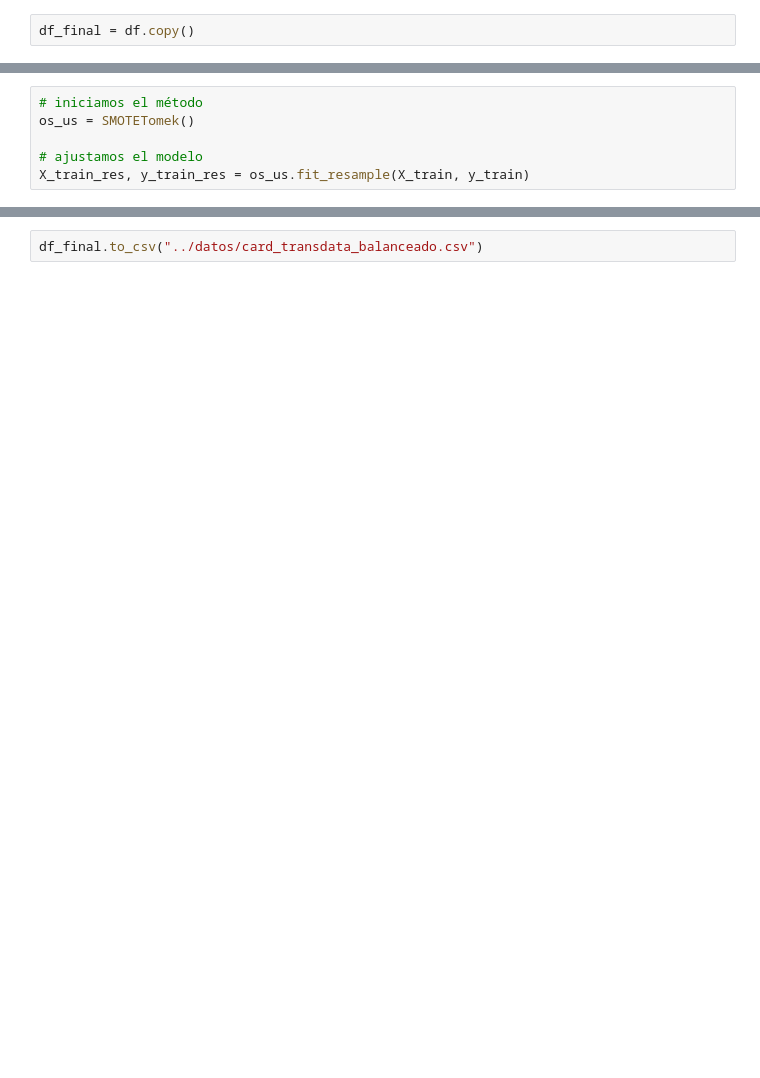
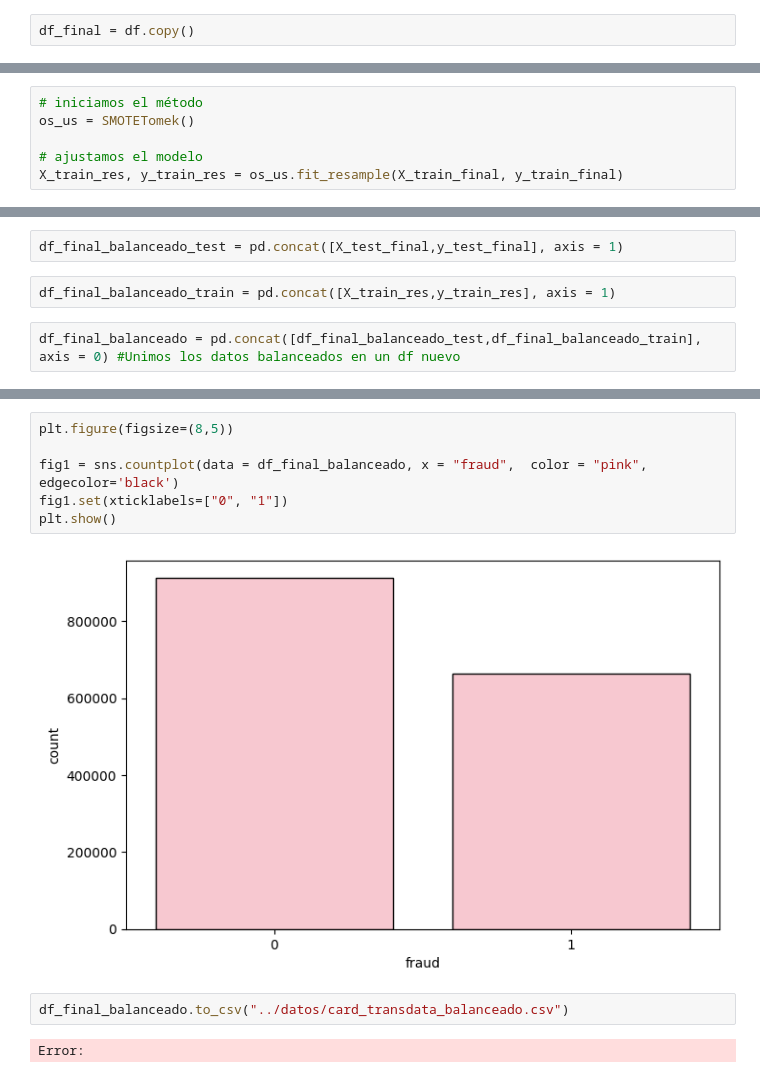
Before and after one commit to VannaLZ/Modulo_3_Sprint_1_VannaPaula, a Jupyter notebook: Regresion Logistica/Lecc02-Preparacion_Datos.ipynb, the cells around one changed output, grey strips where cells are left out. Drawn from its saved outputs; the diff is of its cells as text; blank space fills up the shorter version.

```diff
--- a/Regresion Logistica/Lecc02-Preparacion_Datos.ipynb
+++ b/Regresion Logistica/Lecc02-Preparacion_Datos.ipynb
@@ -128,5 +128,5 @@ X_train, X_test, y_train, y_test = train_test_split(X, y, train_size=0.7)
 os_us = SMOTETomek()
 
 # ajustamos el modelo
-X_train_res, y_train_res = os_us.fit_resample(X_train, y_train)
+X_train_res, y_train_res = os_us.fit_resample(X_train_final, y_train_final)
 # %%
@@ -145 +145,7 @@ Distribución después del ajuste
 Name: fraud, dtype: int64
+# %%
+df_final_balanceado_test = pd.concat([X_test_final,y_test_final], axis = 1)
+# %%
+df_final_balanceado_train = pd.concat([X_train_res,y_train_res], axis = 1)
+# %%
+df_final_balanceado = pd.concat([df_final_balanceado_test,df_final_balanceado_train], axis = 0) #Unimos los datos balanceados en un df nuevo
@@ -148,4 +181,14 @@ df_final.duplicated().sum()
 # %% [output]
 0
+# %%
+plt.figure(figsize=(8,5))
+
+fig1 = sns.countplot(data = df_final_balanceado, x = "fraud",  color = "pink",  edgecolor='black')
+fig1.set(xticklabels=["0", "1"])
+plt.show()
+# %% [output]
+[figure, added]
 # %%
-df_final.to_csv("../datos/card_transdata_balanceado.csv")
+df_final_balanceado.to_csv("../datos/card_transdata_balanceado.csv")
+# %% [output]
+Error:
```
Also changed, not shown: parts of 9 cells of this notebook, 2 other files.
